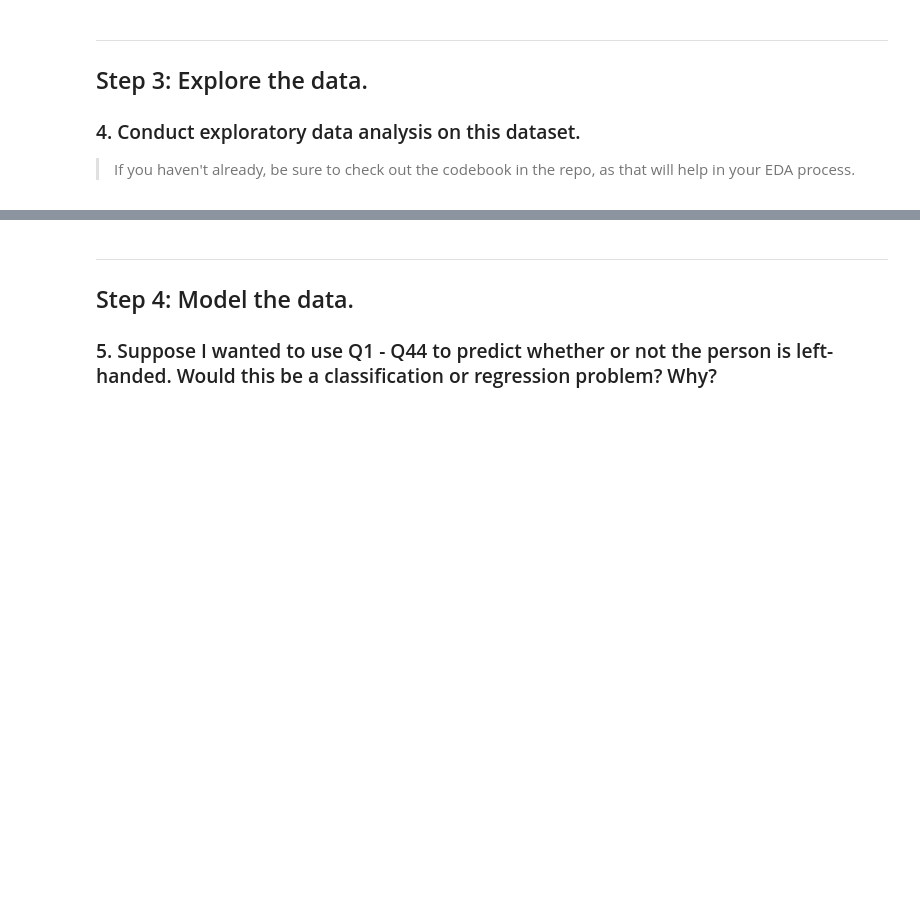
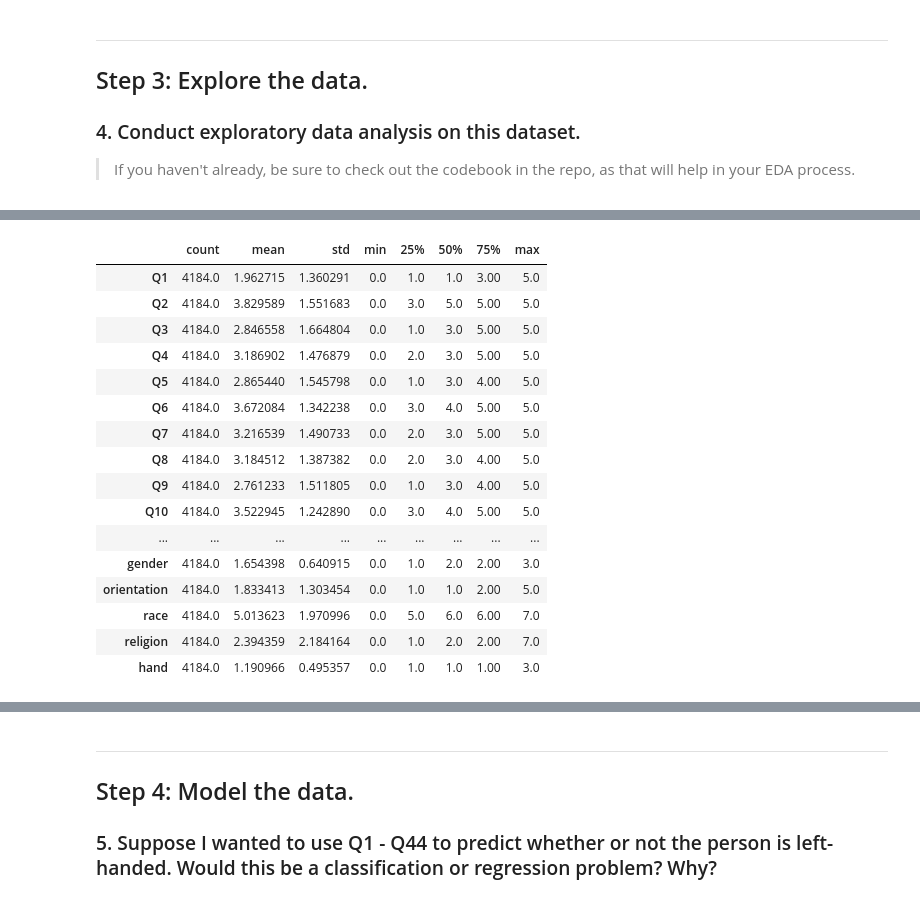
Before and after one commit to varunganti33/Classification-Model, a Jupyter notebook: starter-code.ipynb, the cells around one changed output, grey strips where cells are left out. Saved outputs shown, nothing was run; the diff lists cells and outputs as text; code cells hidden in the pictures; blank space fills up the shorter version.

```diff
--- a/starter-code.ipynb
+++ b/starter-code.ipynb
@@ -40,0 +55,2 @@ Answer:
+# %%
+df = pd.read_csv('./data.csv', sep='\t')
@@ -51,0 +115,20 @@ Answer:
+# %%
+df.describe().T
+# %% [output]
+|  | count | mean | std | min | 25% | 50% | 75% | max |
+| Q1 | 4184.0 | 1.962715 | 1.360291 | 0.0 | 1.0 | 1.0 | 3.00 | 5.0 |
+| Q2 | 4184.0 | 3.829589 | 1.551683 | 0.0 | 3.0 | 5.0 | 5.00 | 5.0 |
+| Q3 | 4184.0 | 2.846558 | 1.664804 | 0.0 | 1.0 | 3.0 | 5.00 | 5.0 |
+| Q4 | 4184.0 | 3.186902 | 1.476879 | 0.0 | 2.0 | 3.0 | 5.00 | 5.0 |
+| Q5 | 4184.0 | 2.865440 | 1.545798 | 0.0 | 1.0 | 3.0 | 4.00 | 5.0 |
+| Q6 | 4184.0 | 3.672084 | 1.342238 | 0.0 | 3.0 | 4.0 | 5.00 | 5.0 |
+| Q7 | 4184.0 | 3.216539 | 1.490733 | 0.0 | 2.0 | 3.0 | 5.00 | 5.0 |
+| Q8 | 4184.0 | 3.184512 | 1.387382 | 0.0 | 2.0 | 3.0 | 4.00 | 5.0 |
+| Q9 | 4184.0 | 2.761233 | 1.511805 | 0.0 | 1.0 | 3.0 | 4.00 | 5.0 |
+| Q10 | 4184.0 | 3.522945 | 1.242890 | 0.0 | 3.0 | 4.0 | 5.00 | 5.0 |
+| ... | ... | ... | ... | ... | ... | ... | ... | ... |
+| gender | 4184.0 | 1.654398 | 0.640915 | 0.0 | 1.0 | 2.0 | 2.00 | 3.0 |
+| orientation | 4184.0 | 1.833413 | 1.303454 | 0.0 | 1.0 | 1.0 | 2.00 | 5.0 |
+| race | 4184.0 | 5.013623 | 1.970996 | 0.0 | 5.0 | 6.0 | 6.00 | 7.0 |
+| religion | 4184.0 | 2.394359 | 2.184164 | 0.0 | 1.0 | 2.0 | 2.00 | 7.0 |
+| hand | 4184.0 | 1.190966 | 0.495357 | 0.0 | 1.0 | 1.0 | 1.00 | 3.0 |
```
Also changed, not shown: parts of 169 cells of this notebook.
